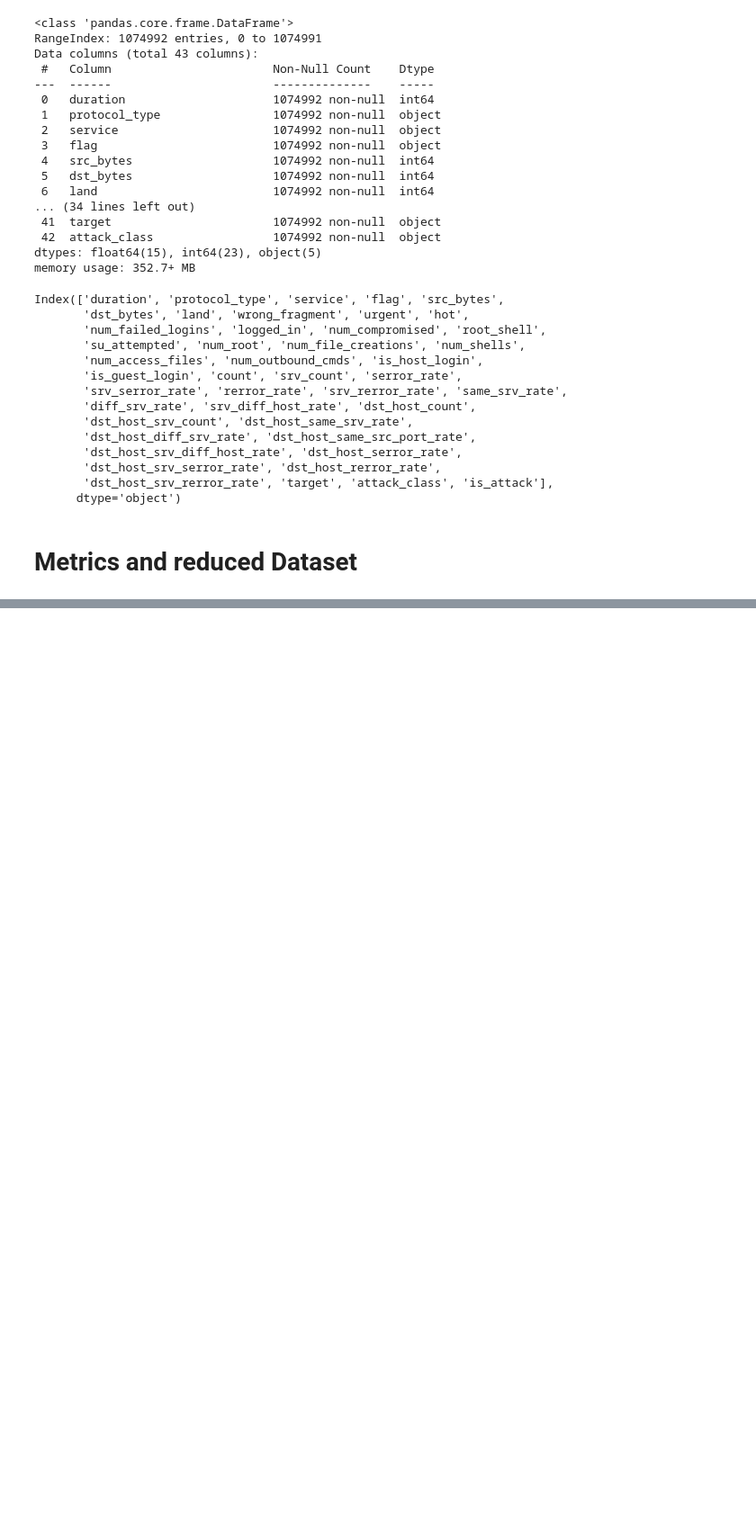
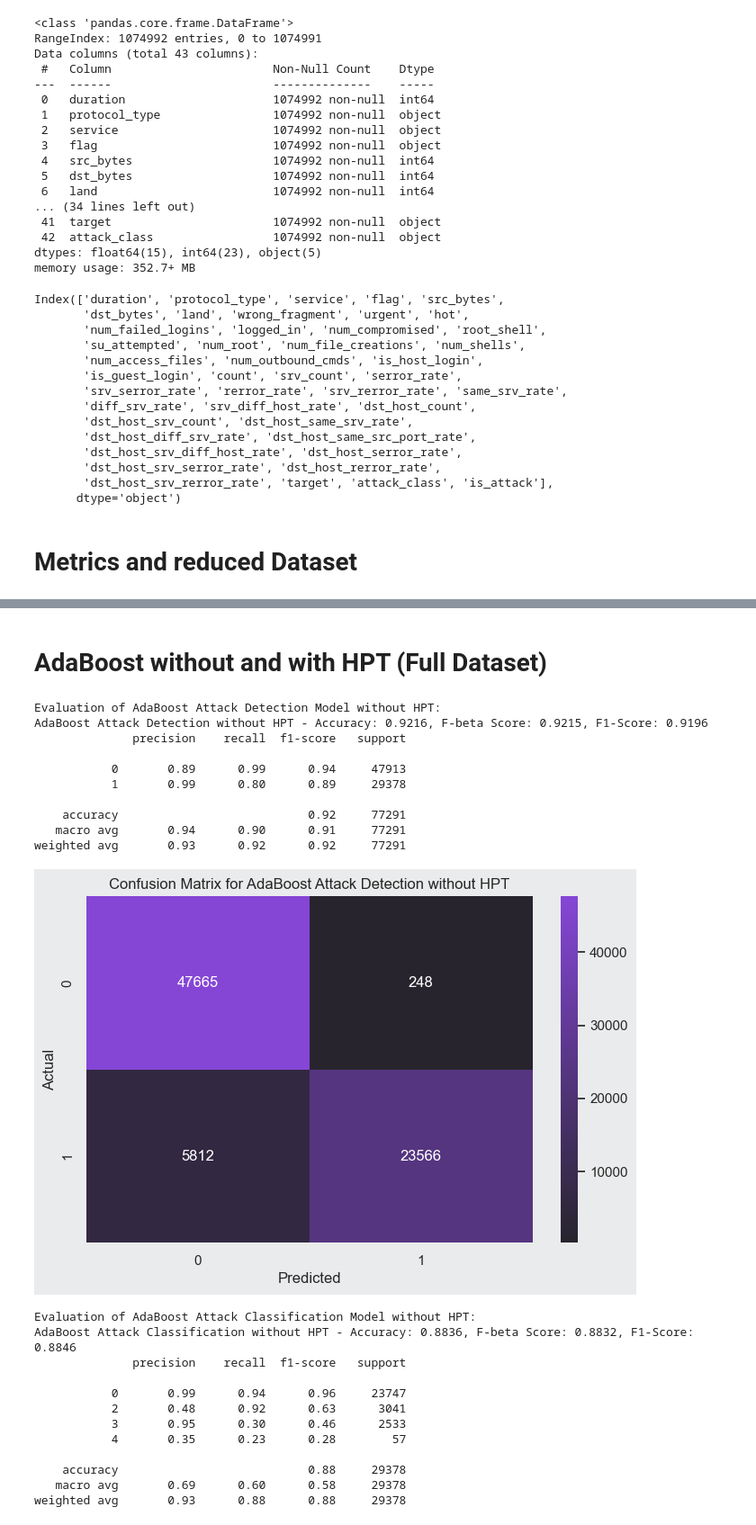
Before and after one commit to WildCodeWolf/Your-Data-Is-Mine, a Jupyter notebook: networktraffic-ml.ipynb, the cells around one changed output, grey strips where cells are left out. Shown at 90% size. Cells and saved outputs as stored; diff of their text form; code cells hidden in the pictures; blank space fills up the shorter version.

```diff
--- a/networktraffic-ml.ipynb
+++ b/networktraffic-ml.ipynb
@@ -473,6 +187,0 @@ Confusion Matrix Attack Detection SVM
-# %%
-# Evaluate the Attack Classification Model
-accuracy = accuracy_score(y_test_class, svm_class_pred)
-fbeta = fbeta_score(y_test_class, svm_class_pred, beta=beta, average='weighted')
-print(f'Accuracy: {accuracy}, F-beta Score: {fbeta}')
-print(classification_report(y_test_class, svm_class_pred))
@@ -501,0 +216,2 @@ Confusion Matrix Attack Detection SVM
+# %% [markdown]
+# AdaBoost without and with HPT (Full Dataset)
@@ -501,0 +220,58 @@ Confusion Matrix Attack Detection SVM
+# %%
+# Function to evaluate and print model performance
+def evaluate_model(model, X_test, y_test, label):
+    predictions = model.predict(X_test)
+    accuracy = accuracy_score(y_test, predictions)
+    fbeta = fbeta_score(y_test, predictions, beta=beta, average='weighted')
+    f1 = f1_score(y_test, predictions, average='weighted')
+    print(f'{label} - Accuracy: {accuracy:.4f}, F-beta Score: {fbeta:.4f}, F1-Score: {f1:.4f}')
+    print(classification_report(y_test, predictions, zero_division=1))
+
+    # Confusion Matrix
+    conf_matrix = confusion_matrix(y_test, predictions)
+    plt.figure(figsize=(10, 7))
+    sns.heatmap(conf_matrix, annot=True, fmt='d', cmap=p.Colors.purples_c)
+    plt.xlabel('Predicted')
+    plt.ylabel('Actual')
+    plt.title(f'Confusion Matrix for {label}')
+    plt.show()
+
+    return accuracy, fbeta, f1
+# %%
+# Train and evaluate AdaBoost models without hyperparameter tuning
+
+# AdaBoost Attack Detection Model without HPT
+ada_model_attack = AdaBoostClassifier(n_estimators=100, random_state=404, algorithm='SAMME')
+ada_model_attack.fit(X_train_attack, y_train_attack)
+print('Evaluation of AdaBoost Attack Detection Model without HPT:')
+accuracy_ada_attack, fbeta_ada_attack, f1_ada_attack = evaluate_model(ada_model_attack, X_test_attack, y_test_attack, "AdaBoost Attack Detection without HPT")
+
+# AdaBoost Attack Classification Model without HPT
+ada_model_class = AdaBoostClassifier(n_estimators=100, random_state=404, algorithm='SAMME')
+ada_model_class.fit(X_train_class, y_train_class)
+print('Evaluation of AdaBoost Attack Classification Model without HPT:')
+accuracy_ada_class, fbeta_ada_class, f1_ada_class = evaluate_model(ada_model_class, X_test_class, y_test_class, "AdaBoost Attack Classification without HPT")
+# %% [output]
+Evaluation of AdaBoost Attack Detection Model without HPT:
+AdaBoost Attack Detection without HPT - Accuracy: 0.9216, F-beta Score: 0.9215, F1-Score: 0.9196
+              precision    recall  f1-score   support
+
+           0       0.89      0.99      0.94     47913
+           1       0.99      0.80      0.89     29378
+
+    accuracy                           0.92     77291
+   macro avg       0.94      0.90      0.91     77291
+weighted avg       0.93      0.92      0.92     77291
+[figure, added]
+Evaluation of AdaBoost Attack Classification Model without HPT:
+AdaBoost Attack Classification without HPT - Accuracy: 0.8836, F-beta Score: 0.8832, F1-Score: 0.8846
+              precision    recall  f1-score   support
+
+           0       0.99      0.94      0.96     23747
+           2       0.48      0.92      0.63      3041
+           3       0.95      0.30      0.46      2533
+           4       0.35      0.23      0.28        57
+
+    accuracy                           0.88     29378
+   macro avg       0.69      0.60      0.58     29378
+weighted avg       0.93      0.88      0.88     29378
```
Also changed, not shown: parts of 86 cells of this notebook, 5 other files.
